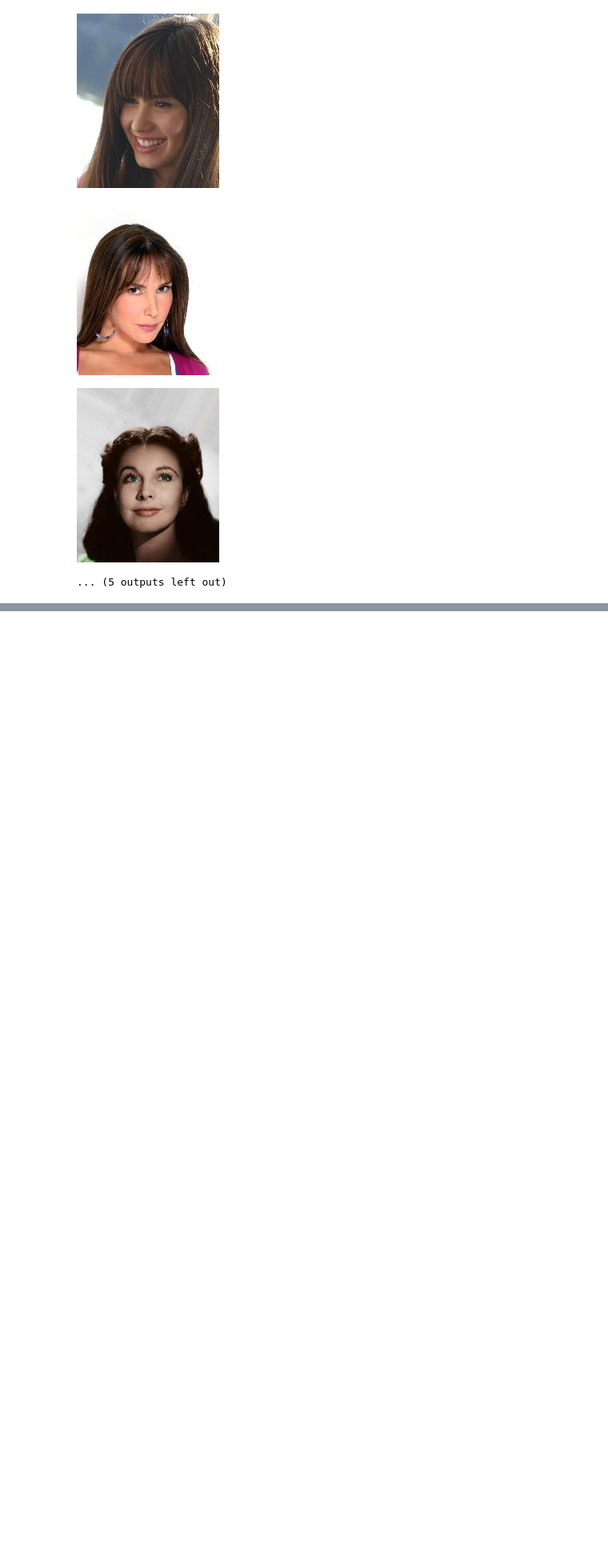
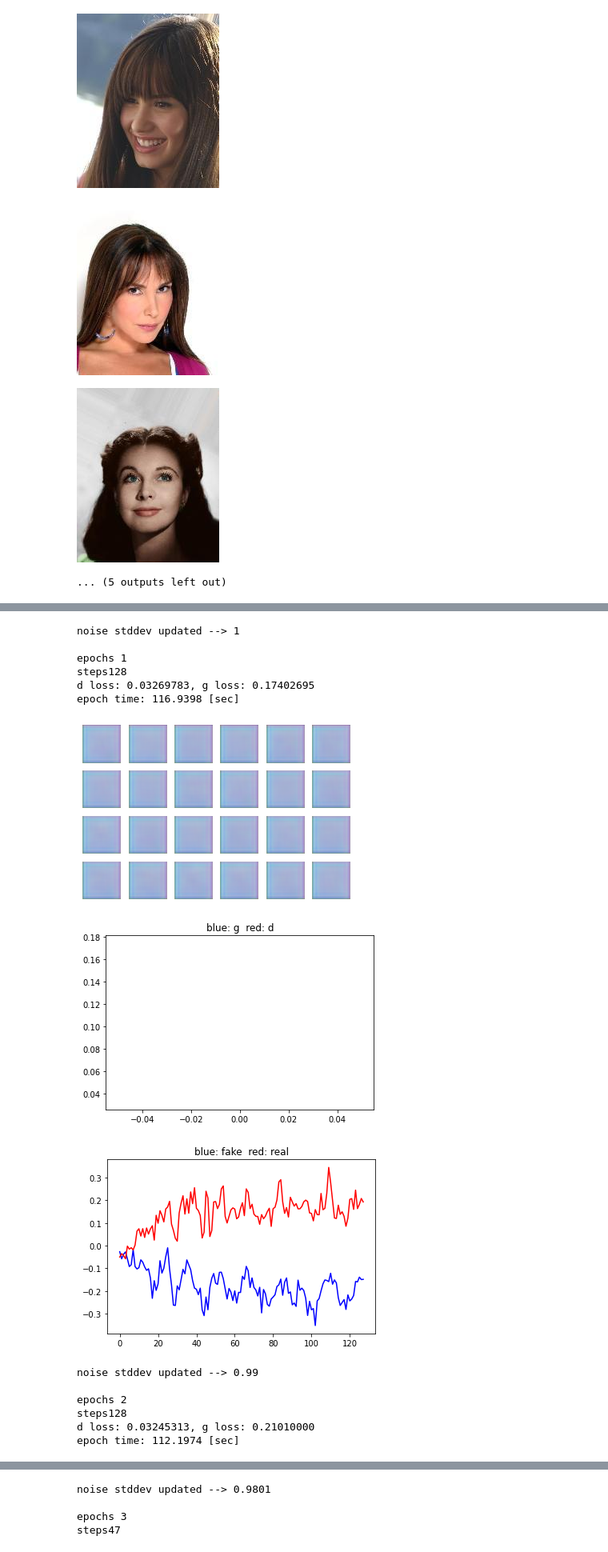
Before and after one commit to T-Yamaguch/SNGAN, a Jupyter notebook: SNGAN.ipynb, the cells around one changed output, grey strips where cells are left out. Shown: that part at 80% size. Drawn from its saved outputs; the diff is of its cells as text; code cells hidden in the pictures; blank space fills up the shorter version.

```diff
--- a/SNGAN.ipynb
+++ b/SNGAN.ipynb
@@ -242,7 +242,7 @@ class densesn_block(Model):
 # %%
 class Generator():
   def __init__(self):
-    self.channel_num = 1024
+    self.channel_num = 2048
     self.layer_num = 5
     self.res_num = 0
     self.latent_num = 8
@@ -305,7 +305,7 @@ _________________________________________________________________
 # %%
 class Discriminator():
   def __init__(self):
-    self.channel_num = 16
+    self.channel_num = 64
     self.layer_num = 3
     self.input_shape = (128, 128, 3)
     self.inputs = Input(shape=self.input_shape)
@@ -510,8 +510,8 @@ class GAN():
     with tf.GradientTape() as gen_tape, tf.GradientTape() as disc_tape:
       gen_imgs = self.gen(noise, training=True)
 
-      # imgs = GaussianNoise(self.noise_stddev)(imgs)
-      # gen_imgs = GaussianNoise(self.noise_stddev)(gen_imgs)
+      imgs = GaussianNoise(self.noise_stddev)(imgs)
+      gen_imgs = GaussianNoise(self.noise_stddev)(gen_imgs)
 
       ori_outputs = self.disc(imgs, training=True)
       gen_outputs = self.disc(gen_imgs, training=True)
@@ -572,7 +572,7 @@ class GAN():
     self.g_temp = []
 
     for epoch in range(self.start_epoch, self.train_epochs+1):
-      # print ("noise stddev updated --> {}".format(self.noise_stddev))
+      print ("noise stddev updated --> {}".format(self.noise_stddev))
 
       start_time = time.time()
 
@@ -583,34 +583,50 @@ class GAN():
         print("\r" + 'steps{}'.format(steps+1), end="")
         sys.stdout.flush()
         self.gan_train(imgs)
 
       self.update_loss_history()
 
       epoch_time = time.time() - start_time
       print ("epoch time: {:.4f} [sec]".format(epoch_time))
 
-      # self.noise_stddev *= 1 - 1E-2
+      self.noise_stddev *= 1 - 1E-2
 
       if epoch % self.image_epochs == 0:
         self.visualise_batch(sample_noise, epoch)
         self.loss_vis()
 
       if epoch % self.checkpoint_epochs == 0:
         print ('\nSaving checkpoint at epoch{}\n\n'.format(epoch))
         self.manager.save()
 
 if __name__ == '__main__':
   a = GAN(img_size = 128,
           code_num = 8,
-          batch_size = 128,
+          batch_size = 16,
           train_epochs = 10000,
           train_steps = 128,
-          checkpoint_epochs = 10,
+          checkpoint_epochs = 100,
           image_epochs = 1,
           start_epoch = 1,
           optimizer = Adam(learning_rate = 1e-6),
           n_critics = 8,
           gp_lamda = 10,
-          noise_stddev = 0.2
+          noise_stddev = 1
           )
   a()
+# %% [output]
+noise stddev updated --> 1
+
+epochs 1
+steps128
+d loss: 0.03269783, g loss: 0.17402695
+epoch time: 116.9398 [sec]
+[figure, added]
+[figure, added]
+[figure, added]
+noise stddev updated --> 0.99
+
+epochs 2
+steps128
+d loss: 0.03245313, g loss: 0.21010000
+epoch time: 112.1974 [sec]
@@ -616,0 +636,4 @@ if __name__ == '__main__':
+noise stddev updated --> 0.9801
+
+epochs 3
+steps47
```
Also changed, not shown: parts of 4 cells of this notebook.
